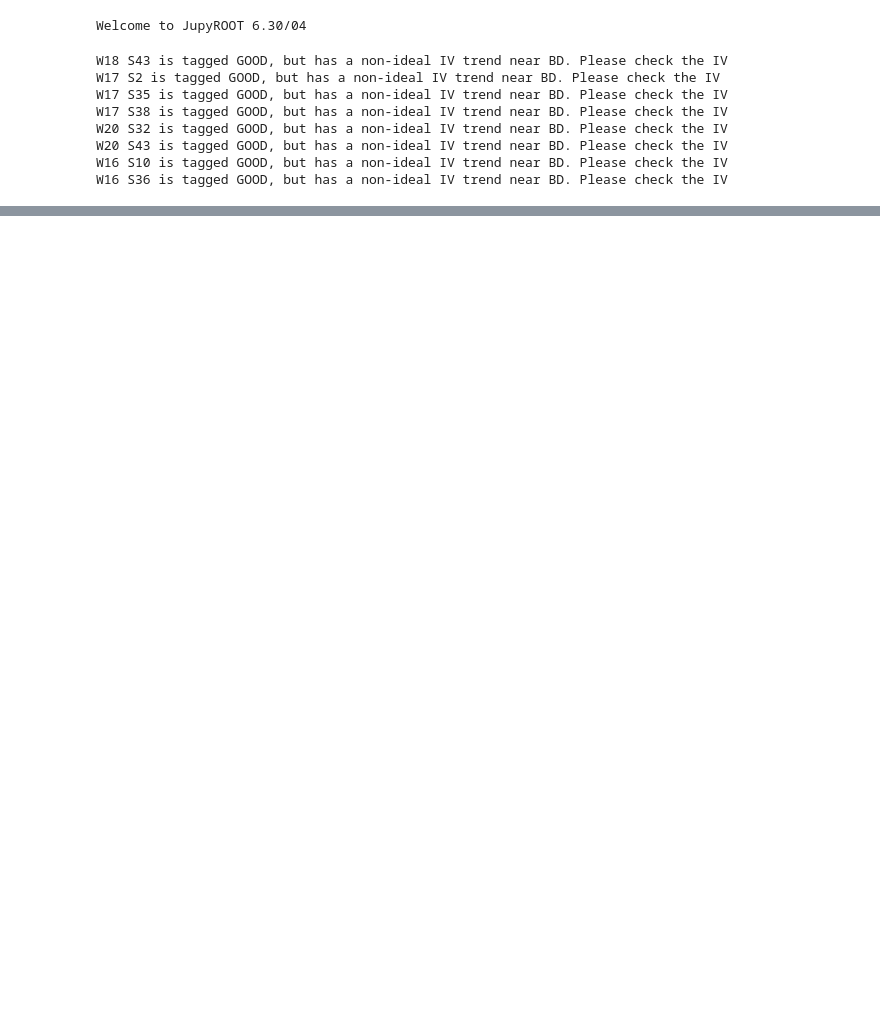
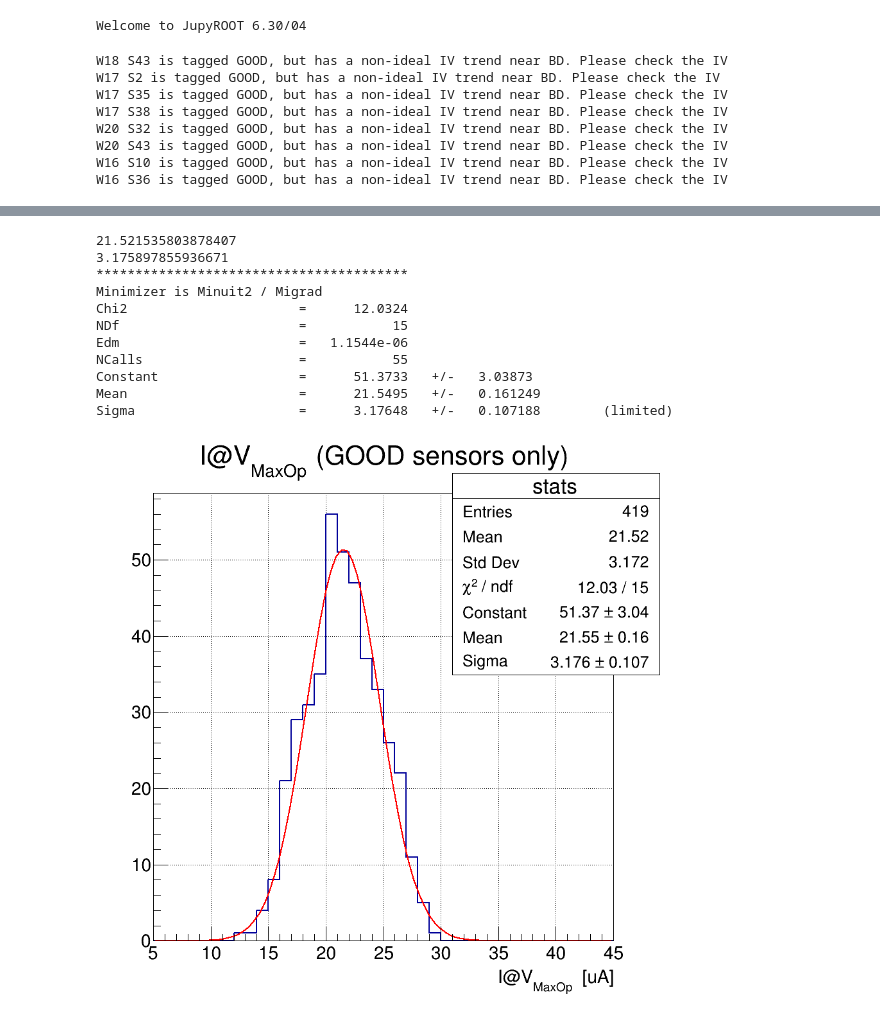
Before and after one commit to icosivi/Torino_ETL_QAQC, a Jupyter notebook: Vendor_IV.ipynb, the cells around one changed output, grey strips where cells are left out. Drawn from its saved outputs; the diff is of its cells as text; code cells hidden in the pictures; blank space fills up the shorter version.

```diff
--- a/Vendor_IV.ipynb
+++ b/Vendor_IV.ipynb
@@ -139,7 +139,7 @@ hnoisy_qa = []
 hcount_qa = []
 min_I = []
 
-himax = TH1F( "stats", r"I@V_{MaxOp} (GOOD sensors only)", 30, 5, 35 )
+himax = TH1F( "stats", r"I@V_{MaxOp} (GOOD sensors only)", 40, 5, 45 )
 #himax = TH1F( "stats", r"I@V_{MaxOp} (All sensors)", 95, 5, 100 )
 hvmax = TH1F( "vbd_stats", r"V_{bd} (GOOD sensors only)", 50, 200, 300 )
 hiMax = []
@@ -402,22 +391,35 @@ Sigma                     =      5.79461   +/-   0.228282        (limited)
 # %%
 from ROOT import TCanvas
 import statistics
 
 print(statistics.mean(hiMax))
 print(statistics.stdev(hiMax))
 
 root.gStyle.SetOptFit(111)
 cx = TCanvas( "c_i", "c_i", 900,900)
 cx.cd()
 #cx.SetLogy(1)
-gaus_func1 = root.TF1("gaus_i", "gaus", 0, 100)
+gaus_func1 = root.TF1("gaus_i", "gaus", 0, 45)
 himax.GetXaxis().SetTitle(r"I@V_{MaxOp}  [uA]")
 himax.GetXaxis().SetTitleOffset(1.3)
 himax.SetLineWidth(2)
 himax.Draw()
 himax.Fit(gaus_func1,'R')
 root.gPad.SetGrid(1,1)
 root.gPad.Draw()
+# %% [output]
+21.521535803878407
+3.175897855936671
+****************************************
+Minimizer is Minuit2 / Migrad
+Chi2                      =      12.0324
+NDf                       =           15
+Edm                       =   1.1544e-06
+NCalls                    =           55
+Constant                  =      51.3733   +/-   3.03873
+Mean                      =      21.5495   +/-   0.161249
+Sigma                     =      3.17648   +/-   0.107188        (limited)
+[figure, added]
 # %%
 wafer_values = []
 for entry in tree_qa:
```
Also changed, not shown: parts of 2 cells of this notebook.
